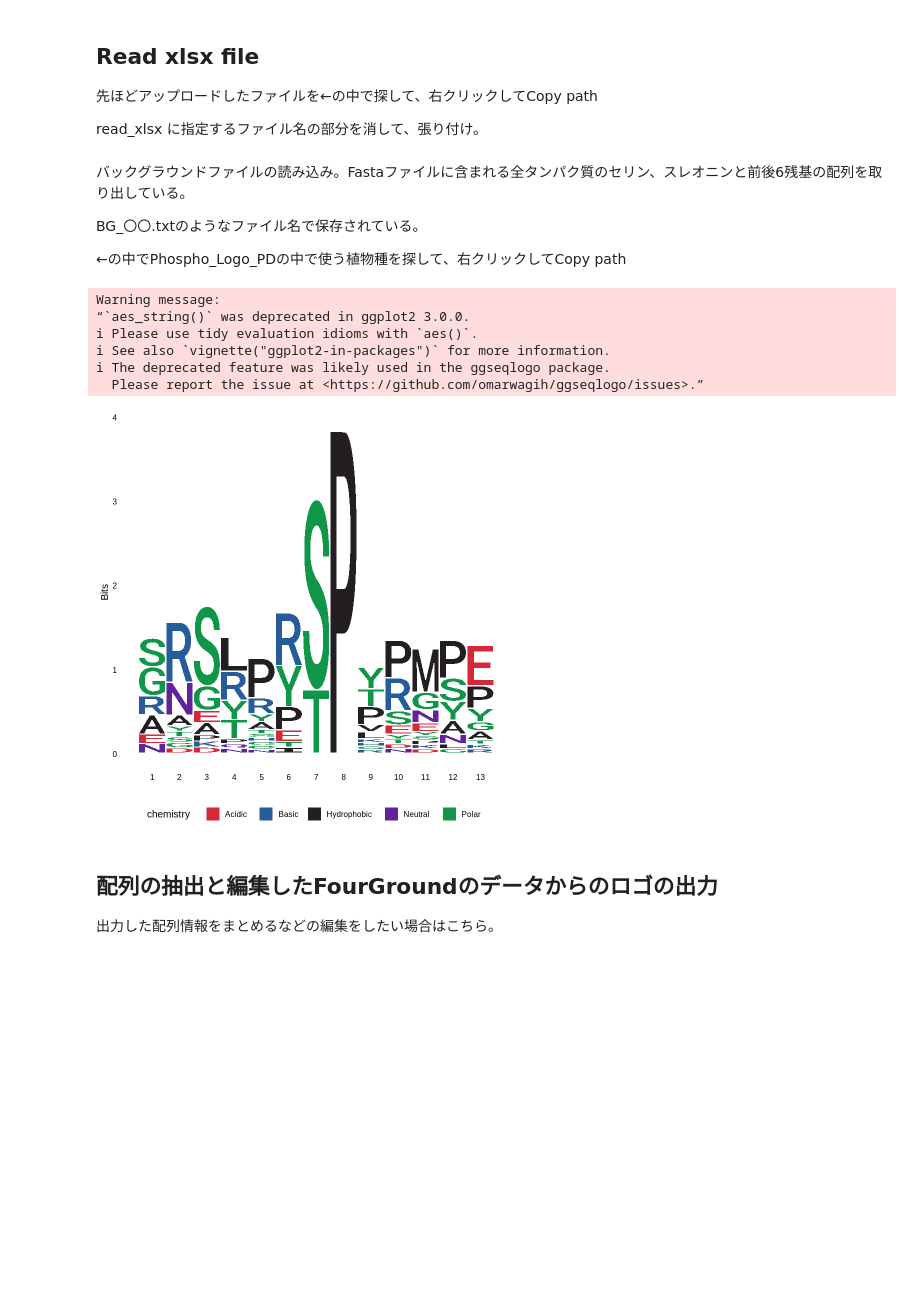
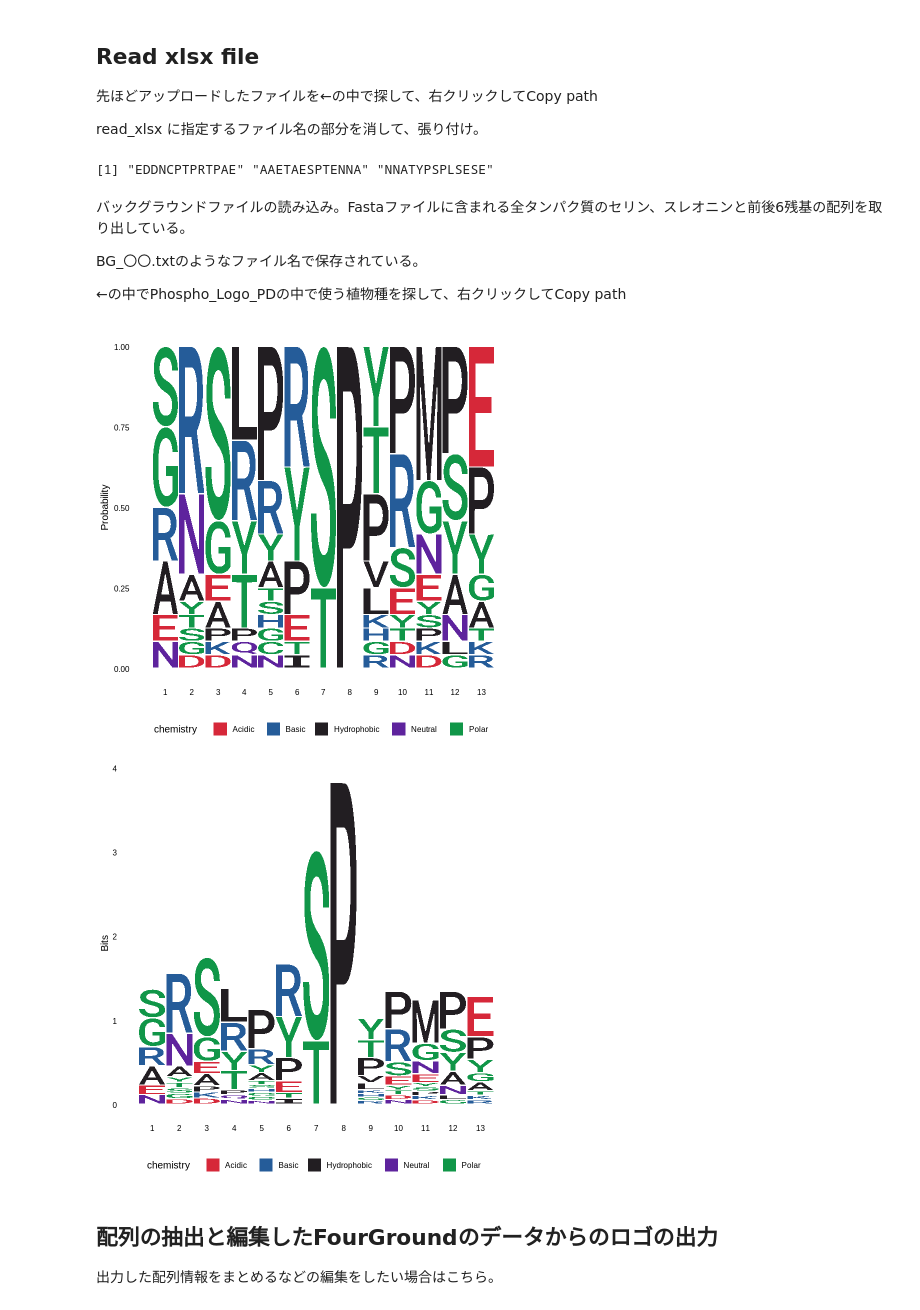
Before and after one commit to sou-06/Phospho_Logo_PD, a Jupyter notebook: Motif.ipynb, the cells around one changed output. Saved outputs shown, nothing was run; the diff lists cells and outputs as text; code cells hidden in the pictures; blank space fills up the shorter version.

```diff
--- a/Motif.ipynb
+++ b/Motif.ipynb
@@ -54,7 +54,7 @@ genes$seq <- seqs
 read_xlsx に指定するファイル名の部分を消して、張り付け。
 # %%
 setwd("/content")
-dataA <- read_xlsx("/content/test.xlsx", sheet = "Filterd")
+dataA <- read_xlsx("/content/20250914_OsSR.xlsx", sheet = "Filterd")
 # %%
 seqLength = 6 #取り出す配列の長さ
 seqs = rep("", nrow(dataA) * 2)
@@ -108,6 +108,8 @@ for (i in 1:nrow(dataA)) {
 
 seqs = seqs[str_length(seqs) > seqLength * 2]
 seqs[1:3]
+# %% [output]
+[1] "EDDNCPTPRTPAE" "AAETAESPTENNA" "NNATYPSPLSESE"
 # %% [markdown]
 バックグラウンドファイルの読み込み。Fastaファイルに含まれる全タンパク質のセリン、スレオニンと前後6残基の配列を取り出している。
 
@@ -125,19 +127,21 @@ mot
 write.csv(mot$df, file = "summary.csv")
 # %%
 p <- ggplot() # 空のキャンバスを作成。ここに要素を足していく
-p <- p + geom_logo(mot$motiflist[[1]]$pos) #[[1]]の中身を変えることで、何番目のロゴを出すかを変更可能
+p <- p + geom_logo(mot$motiflist[[1]]$pos, method = "probability") #[[1]]の中身を変えることで、何番目のロゴを出すかを変更可能
+p <- p + theme_logo()
+plot(p)
+ggsave("Logo_prob.svg", width = 24, height = 8,device = grDevices::svg)
+ggsave("Logo_prob.png", width = 24, height = 8)
+
+p <- ggplot() # 空のキャンバスを作成。ここに要素を足していく
+p <- p + geom_logo(mot$motiflist[[1]]$pos, method = "bits") #[[1]]の中身を変えることで、何番目のロゴを出すかを変更可能
 p <- p + theme_logo()
 plot(p)
 ggsave("Logo.svg", width = 24, height = 8,device = grDevices::svg)
 ggsave("Logo.png", width = 24, height = 8)
 # %% [output]
-Warning message:
-“`aes_string()` was deprecated in ggplot2 3.0.0.
-ℹ Please use tidy evaluation idioms with `aes()`.
-ℹ See also `vignette("ggplot2-in-packages")` for more information.
-ℹ The deprecated feature was likely used in the ggseqlogo package.
-  Please report the issue at <https://github.com/omarwagih/ggseqlogo/issues>.”
-[figure, old version]
+[figure, new version]
+[figure, added]
 # %% [markdown]
 ## 配列の抽出と編集したFourGroundのデータからのロゴの出力
 
```
Also changed, not shown: parts of 4 cells of this notebook.
